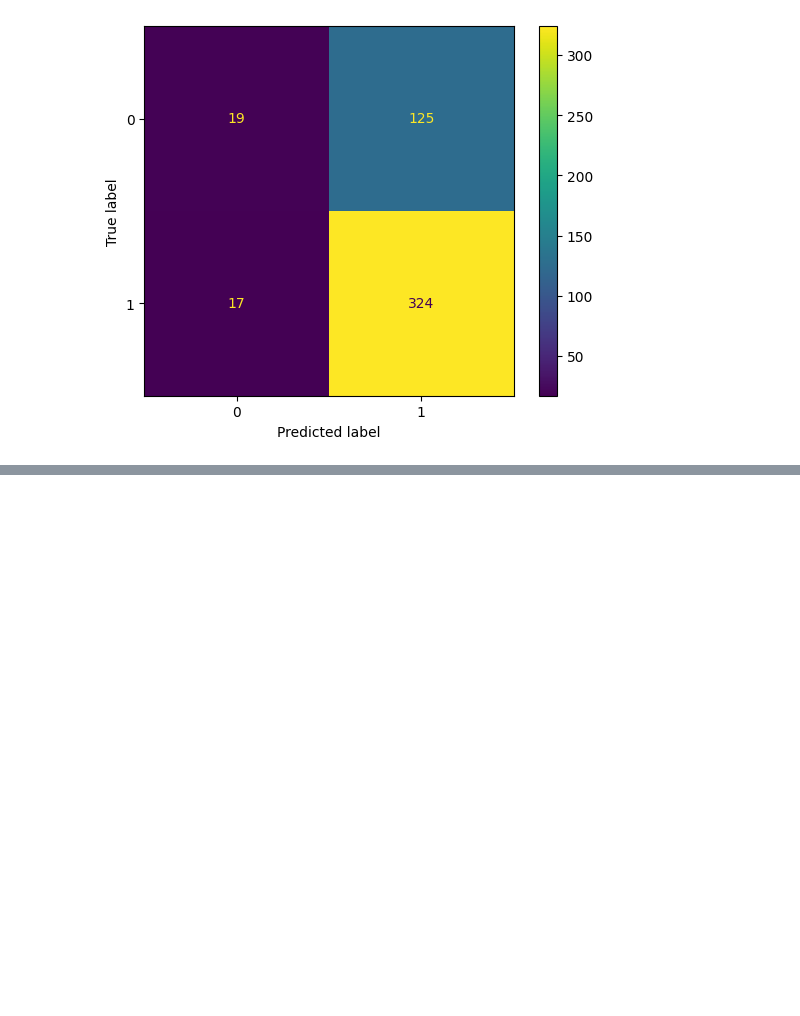
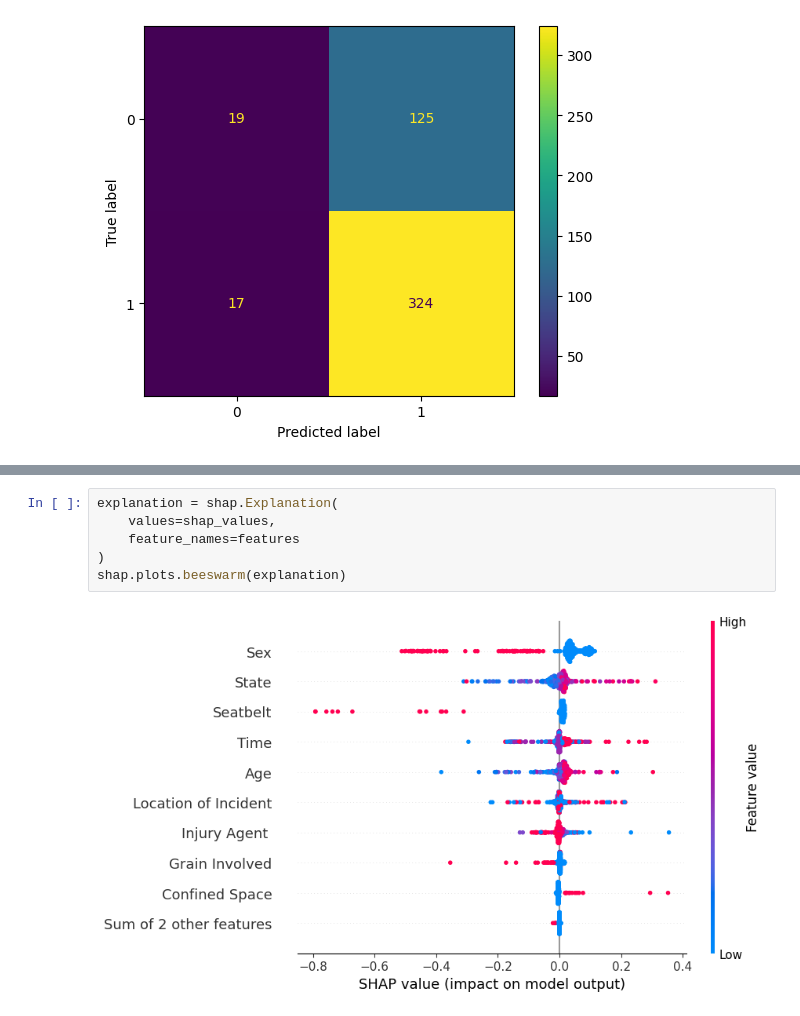
Before and after one commit to EddieZ18326/SSTP-Injury-Projects, a Jupyter notebook: Agriculture/Linear/SVM.ipynb, the cells around one changed output, grey strips where cells are left out. Saved outputs shown, nothing was run; the diff lists cells and outputs as text; blank space fills up the shorter version.

```diff
--- a/Agriculture/Linear/SVM.ipynb
+++ b/Agriculture/Linear/SVM.ipynb
@@ -153,0 +152,8 @@ shap.summary_plot(shap_values,X_test_shap,feature_names = features,plot_type="ba
+# %%
+explanation = shap.Explanation(
+    values=shap_values,
+    feature_names=features
+)
+shap.plots.beeswarm(explanation)
+# %% [output]
+[figure, added]
```
Also changed, not shown: parts of 2 cells of this notebook, 11 other files.
